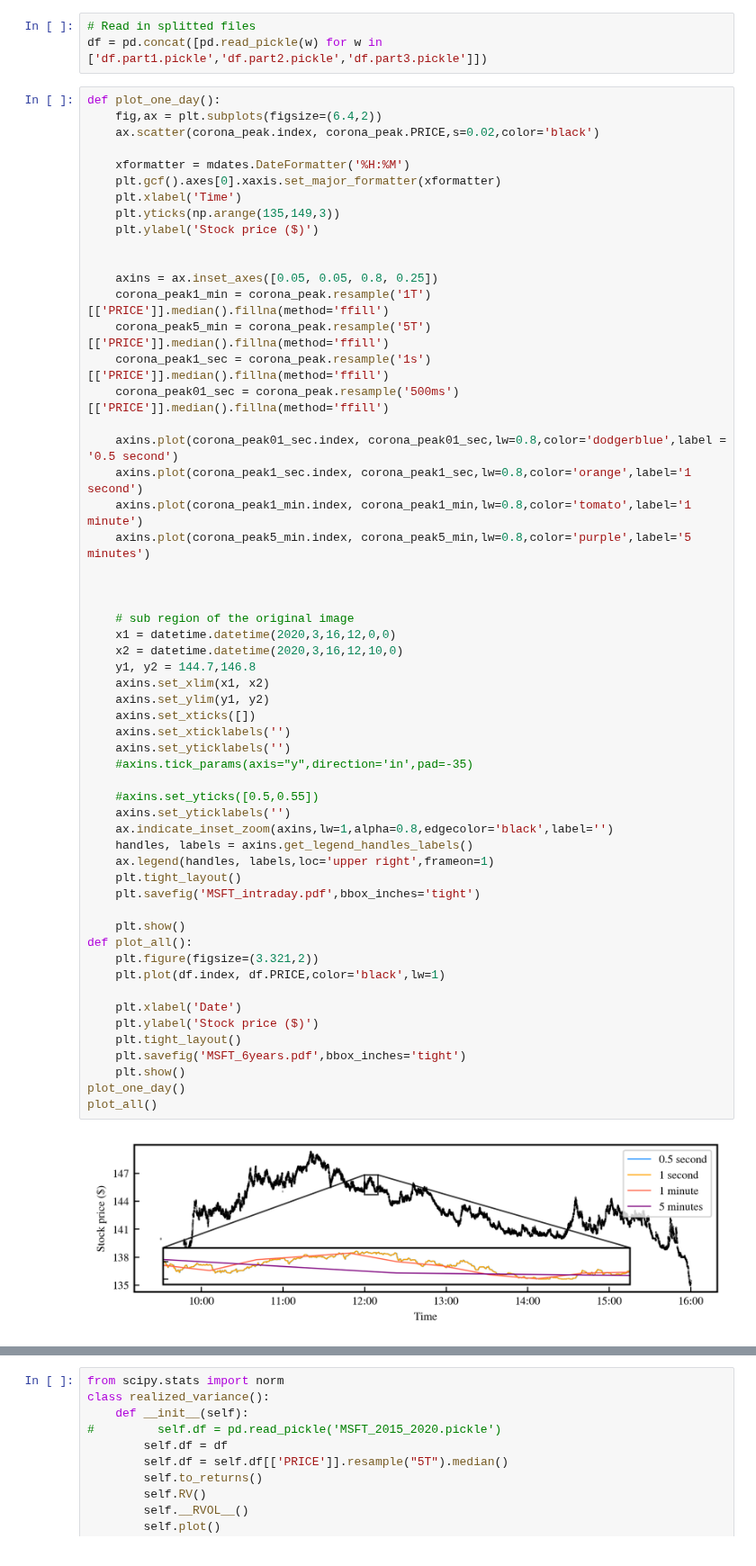
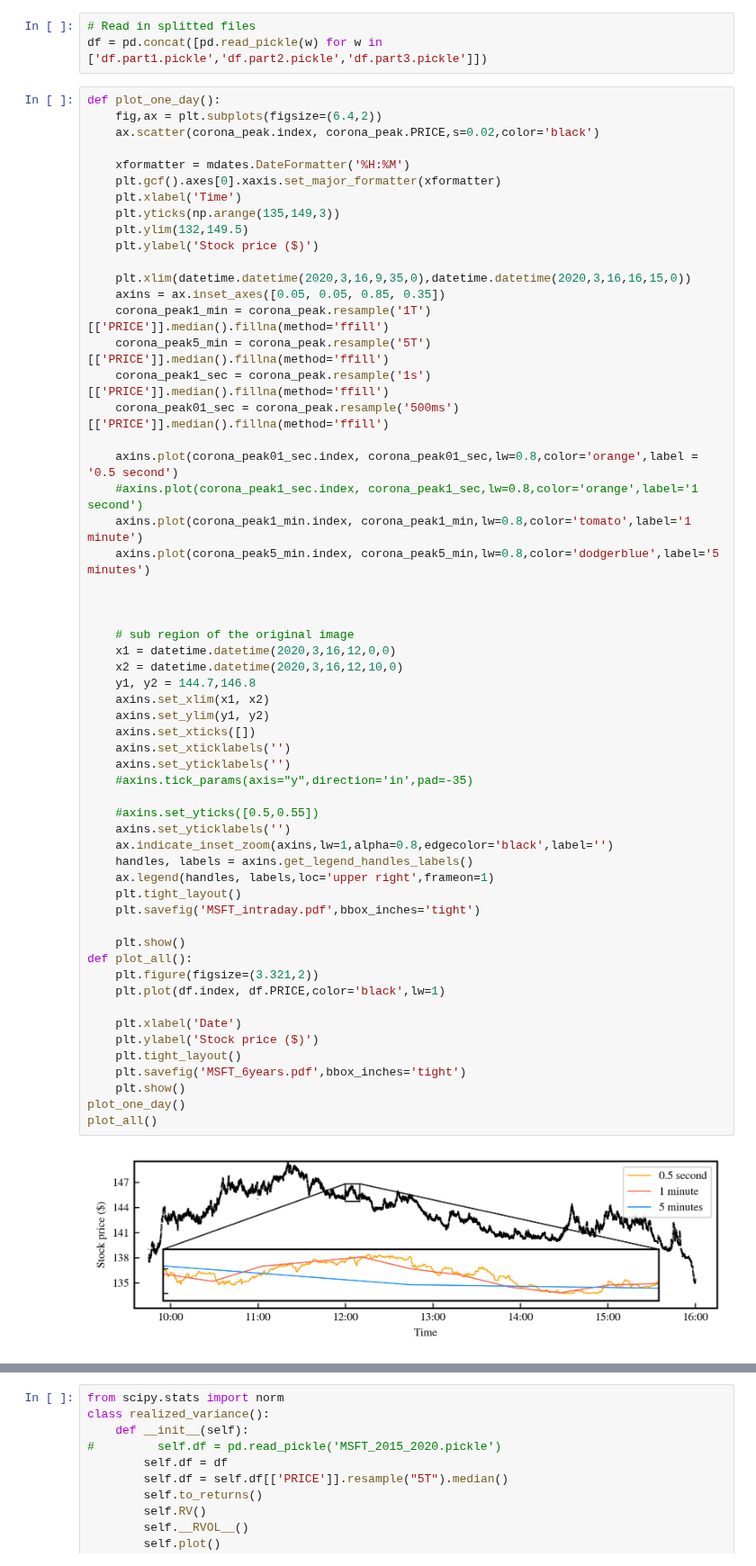
Before and after one commit to LuukOudshoorn25/HighFrequencyTrading, a Jupyter notebook: Code.ipynb, the cells around one changed output, grey strips where cells are left out. Shown at 90% size. Cells and saved outputs as stored; diff of their text form.

Commit message:
Added plot with inset

```diff
--- a/Code.ipynb
+++ b/Code.ipynb
@@ -142,19 +142,20 @@ def plot_one_day():
     plt.gcf().axes[0].xaxis.set_major_formatter(xformatter)
     plt.xlabel('Time')
     plt.yticks(np.arange(135,149,3))
+    plt.ylim(132,149.5)
     plt.ylabel('Stock price ($)')
 
-
-    axins = ax.inset_axes([0.05, 0.05, 0.8, 0.25])
+    plt.xlim(datetime.datetime(2020,3,16,9,35,0),datetime.datetime(2020,3,16,16,15,0))
+    axins = ax.inset_axes([0.05, 0.05, 0.85, 0.35])
     corona_peak1_min = corona_peak.resample('1T')[['PRICE']].median().fillna(method='ffill')
     corona_peak5_min = corona_peak.resample('5T')[['PRICE']].median().fillna(method='ffill')
     corona_peak1_sec = corona_peak.resample('1s')[['PRICE']].median().fillna(method='ffill')
     corona_peak01_sec = corona_peak.resample('500ms')[['PRICE']].median().fillna(method='ffill')
 
-    axins.plot(corona_peak01_sec.index, corona_peak01_sec,lw=0.8,color='dodgerblue',label = '0.5 second')
-    axins.plot(corona_peak1_sec.index, corona_peak1_sec,lw=0.8,color='orange',label='1 second')
+    axins.plot(corona_peak01_sec.index, corona_peak01_sec,lw=0.8,color='orange',label = '0.5 second')
+    #axins.plot(corona_peak1_sec.index, corona_peak1_sec,lw=0.8,color='orange',label='1 second')
     axins.plot(corona_peak1_min.index, corona_peak1_min,lw=0.8,color='tomato',label='1 minute')
-    axins.plot(corona_peak5_min.index, corona_peak5_min,lw=0.8,color='purple',label='5 minutes')
+    axins.plot(corona_peak5_min.index, corona_peak5_min,lw=0.8,color='dodgerblue',label='5 minutes')
 
 
 
@@ -163,34 +164,34 @@ def plot_one_day():
     x2 = datetime.datetime(2020,3,16,12,10,0)
     y1, y2 = 144.7,146.8
     axins.set_xlim(x1, x2)
     axins.set_ylim(y1, y2)
     axins.set_xticks([])
     axins.set_xticklabels('')
     axins.set_yticklabels('')
     #axins.tick_params(axis="y",direction='in',pad=-35)
 
     #axins.set_yticks([0.5,0.55])
     axins.set_yticklabels('')
     ax.indicate_inset_zoom(axins,lw=1,alpha=0.8,edgecolor='black',label='')
     handles, labels = axins.get_legend_handles_labels()
     ax.legend(handles, labels,loc='upper right',frameon=1)
     plt.tight_layout()
     plt.savefig('MSFT_intraday.pdf',bbox_inches='tight')
 
     plt.show()
 def plot_all():
     plt.figure(figsize=(3.321,2))
     plt.plot(df.index, df.PRICE,color='black',lw=1)
 
     plt.xlabel('Date')
     plt.ylabel('Stock price ($)')
     plt.tight_layout()
     plt.savefig('MSFT_6years.pdf',bbox_inches='tight')
     plt.show()
 plot_one_day()
 plot_all()
 # %% [output]
-[figure, old version]
+[figure, new version]
 [figure]
 # %%
 from scipy.stats import norm
```
